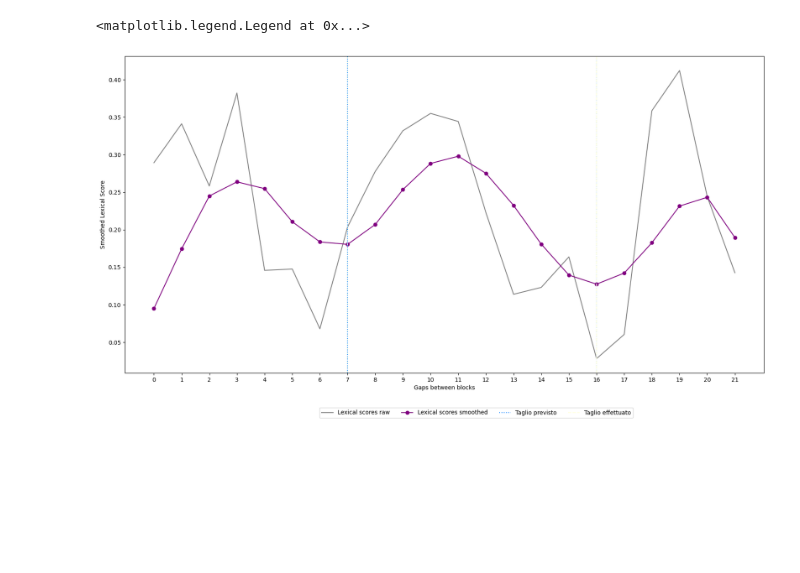
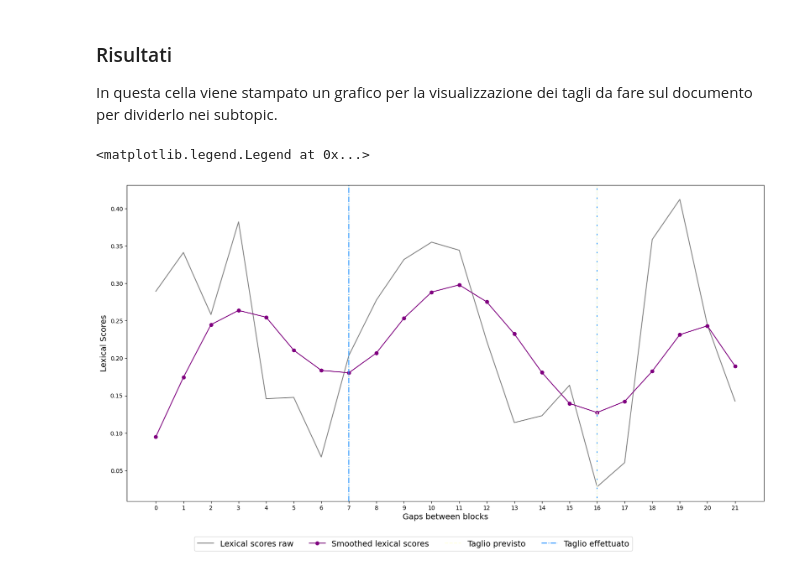
Before and after one commit to frumgiu/UniTO, a Jupyter notebook: EsercizioQuattro/text_segmentation.ipynb, the cells around one changed output. Drawn from its saved outputs; the diff is of its cells as text; code cells hidden in the pictures; blank space fills up the shorter version.

```diff
--- a/EsercizioQuattro/text_segmentation.ipynb
+++ b/EsercizioQuattro/text_segmentation.ipynb
@@ -22,19 +51,22 @@ depth_max_pts = find_boundaries(lex_score_smooth, len(paragraphs))
+# %% [markdown]
+### Risultati
+In questa cella viene stampato un grafico per la visualizzazione dei tagli da fare sul documento per dividerlo nei subtopic.
 # %%
 fig, ax = plt.subplots(figsize=(20, 10))
 
 ax.plot(np.arange(0, len(lex_score)), lex_score, '-', color='grey', label='Lexical scores raw')
-ax.plot(np.arange(0, len(lex_score_smooth)), lex_score_smooth, '-o', color='purple', label='Lexical scores smoothed')
+ax.plot(np.arange(0, len(lex_score_smooth)), lex_score_smooth, '-o', color='purple', label='Smoothed lexical scores')
 x = [point[1] for point in depth_max_pts]
 
 ax.set_xticks(np.arange(0, len(lex_score)))
-plt.xlabel('Gaps between blocks')
-plt.ylabel('Smoothed Lexical Score')
+plt.xlabel('Gaps between blocks', fontsize=14)
+plt.ylabel('Lexical Scores', fontsize=14)
 
 for i in range(len(paragraphs)):
-    plt.axvline(x=x[i], linestyle='dotted', color='dodgerblue', label='Taglio effettuato')
     plt.axvline(x=paragraphs[i], linestyle='dashed', color='lightyellow', label='Taglio previsto')
+    plt.axvline(x=x[i], linestyle='dashdot', color='dodgerblue', label='Taglio effettuato')
 
-ax.legend(['Lexical scores raw','Lexical scores smoothed','Taglio previsto', 'Taglio effettuato'], bbox_to_anchor=(0.8, -0.1), ncol=5)
+ax.legend(['Lexical scores raw','Smoothed lexical scores','Taglio previsto', 'Taglio effettuato'], bbox_to_anchor=(0.8, -0.1), ncol=4, fontsize=14)
 # %% [output]
 <matplotlib.legend.Legend at 0x...>
-[figure, old version]
+[figure, new version]
```
Also changed, not shown: parts of 10 cells of this notebook.
